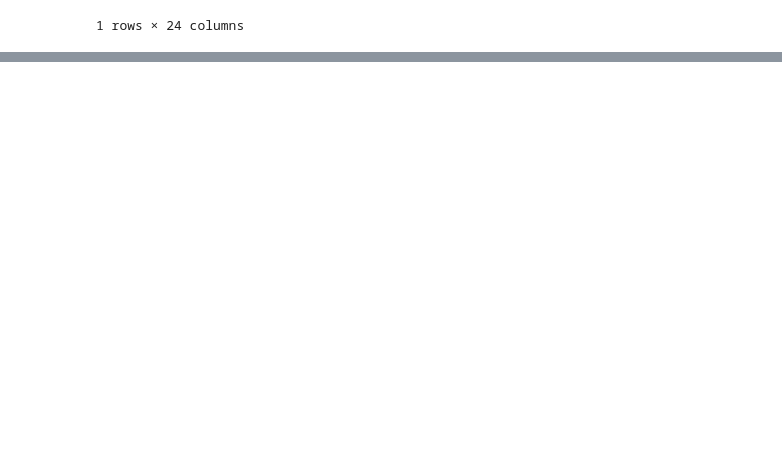
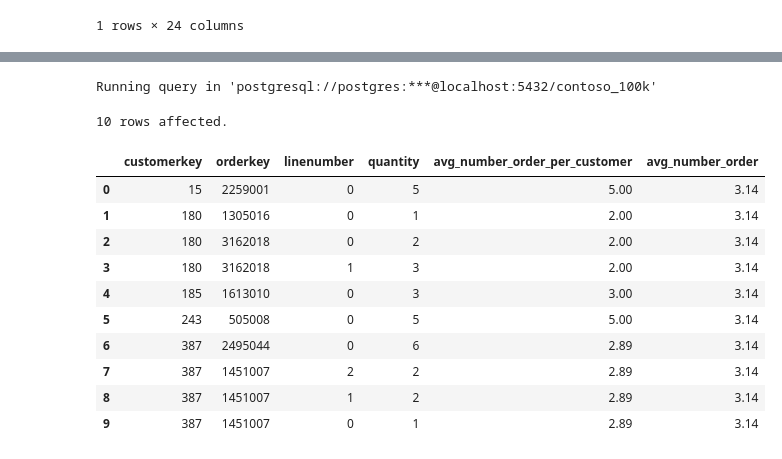
Before and after one commit to Du6eniuk/Du6eniuk, a Jupyter notebook: 0_Intro/2_Colab_Notebooks.ipynb, the cells around one changed output, grey strips where cells are left out. Saved outputs shown, nothing was run; the diff lists cells and outputs as text; code cells hidden in the pictures; blank space fills up the shorter version.

```diff
--- a/0_Intro/2_Colab_Notebooks.ipynb
+++ b/0_Intro/2_Colab_Notebooks.ipynb
@@ -991,0 +1016,22 @@ Running query in 'postgresql://postgres:***@localhost:5432/contoso_100k'
+# %%
+%%sql
+SELECT customerkey, orderkey, linenumber, quantity,
+ROUND(AVG(quantity) OVER(PARTITION BY customerkey),2) AS avg_number_order_per_customer,
+ROUND(AVG(quantity) OVER(),2) AS avg_number_order
+FROM sales
+ORDER BY 1
+LIMIT 10
+# %% [output]
+Running query in 'postgresql://postgres:***@localhost:5432/contoso_100k'
+10 rows affected.
+|  | customerkey | orderkey | linenumber | quantity | avg_number_order_per_customer | avg_number_order |
+| 0 | 15 | 2259001 | 0 | 5 | 5.00 | 3.14 |
+| 1 | 180 | 1305016 | 0 | 1 | 2.00 | 3.14 |
+| 2 | 180 | 3162018 | 0 | 2 | 2.00 | 3.14 |
+| 3 | 180 | 3162018 | 1 | 3 | 2.00 | 3.14 |
+| 4 | 185 | 1613010 | 0 | 3 | 3.00 | 3.14 |
+| 5 | 243 | 505008 | 0 | 5 | 5.00 | 3.14 |
+| 6 | 387 | 2495044 | 0 | 6 | 2.89 | 3.14 |
+| 7 | 387 | 1451007 | 2 | 2 | 2.89 | 3.14 |
+| 8 | 387 | 1451007 | 1 | 2 | 2.89 | 3.14 |
+| 9 | 387 | 1451007 | 0 | 1 | 2.89 | 3.14 |
```
Also changed, not shown: parts of 8 cells of this notebook.
